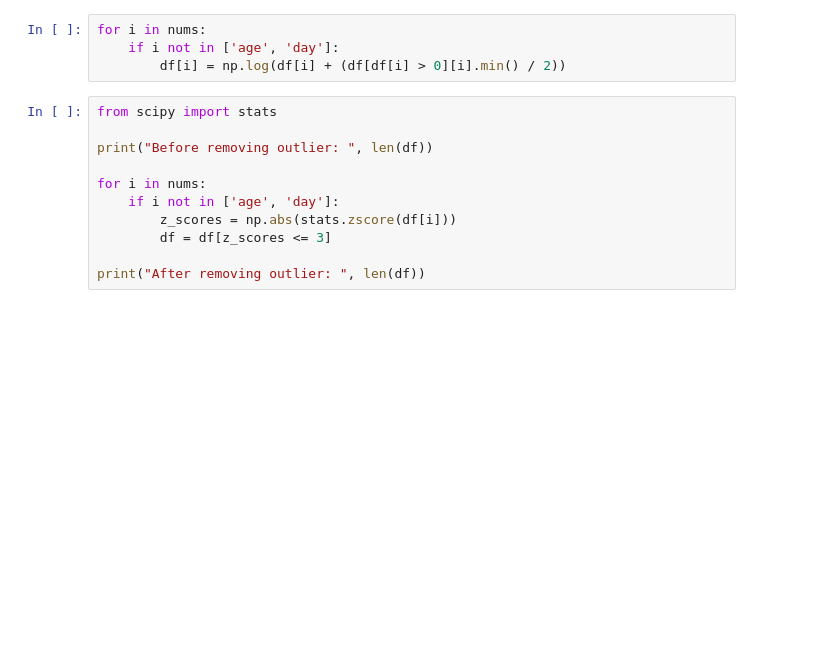
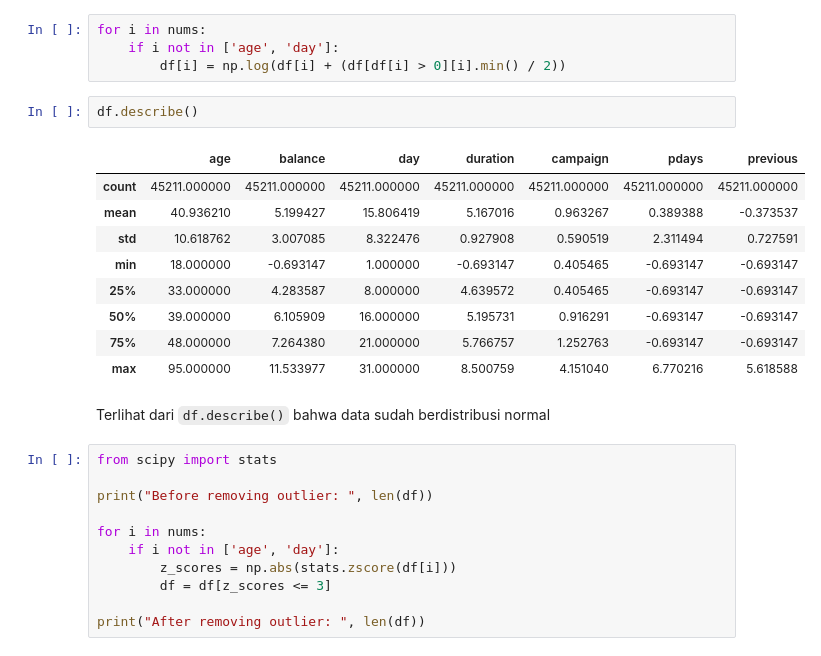
Before and after one commit to zerytputra/Final_Project_MarketingTarget, a Jupyter notebook: draft to be removed/Final_Project_Feature_Selection_Draft.ipynb, the cells around one changed output. Saved outputs shown, nothing was run; the diff lists cells and outputs as text; blank space fills up the shorter version.

Commit message:
menambahkan narasi untuk data preparation

```diff
--- a/draft to be removed/Final_Project_Feature_Selection_Draft.ipynb
+++ b/draft to be removed/Final_Project_Feature_Selection_Draft.ipynb
@@ -46,6 +89,20 @@ Total negative value of previous: 0
 for i in nums:
     if i not in ['age', 'day']:
         df[i] = np.log(df[i] + (df[df[i] > 0][i].min() / 2))
+# %%
+df.describe()
+# %% [output]
+|  | age | balance | day | duration | campaign | pdays | previous |
+| count | 45211.000000 | 45211.000000 | 45211.000000 | 45211.000000 | 45211.000000 | 45211.000000 | 45211.000000 |
+| mean | 40.936210 | 5.199427 | 15.806419 | 5.167016 | 0.963267 | 0.389388 | -0.373537 |
+| std | 10.618762 | 3.007085 | 8.322476 | 0.927908 | 0.590519 | 2.311494 | 0.727591 |
+| min | 18.000000 | -0.693147 | 1.000000 | -0.693147 | 0.405465 | -0.693147 | -0.693147 |
+| 25% | 33.000000 | 4.283587 | 8.000000 | 4.639572 | 0.405465 | -0.693147 | -0.693147 |
+| 50% | 39.000000 | 6.105909 | 16.000000 | 5.195731 | 0.916291 | -0.693147 | -0.693147 |
+| 75% | 48.000000 | 7.264380 | 21.000000 | 5.766757 | 1.252763 | -0.693147 | -0.693147 |
+| max | 95.000000 | 11.533977 | 31.000000 | 8.500759 | 4.151040 | 6.770216 | 5.618588 |
+# %% [markdown]
+Terlihat dari `df.describe()` bahwa data sudah berdistribusi normal
 # %%
 from scipy import stats
 
```
Also changed, not shown: parts of 19 cells of this notebook.
